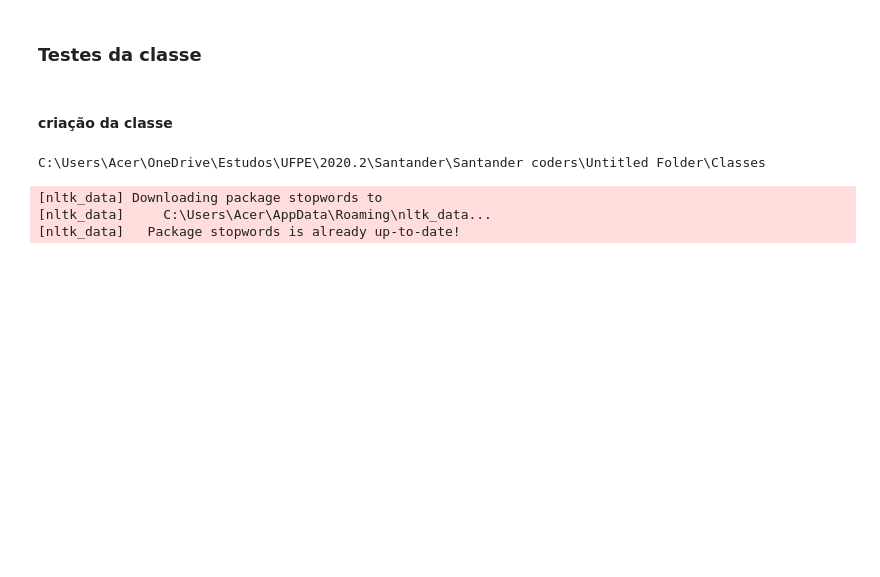
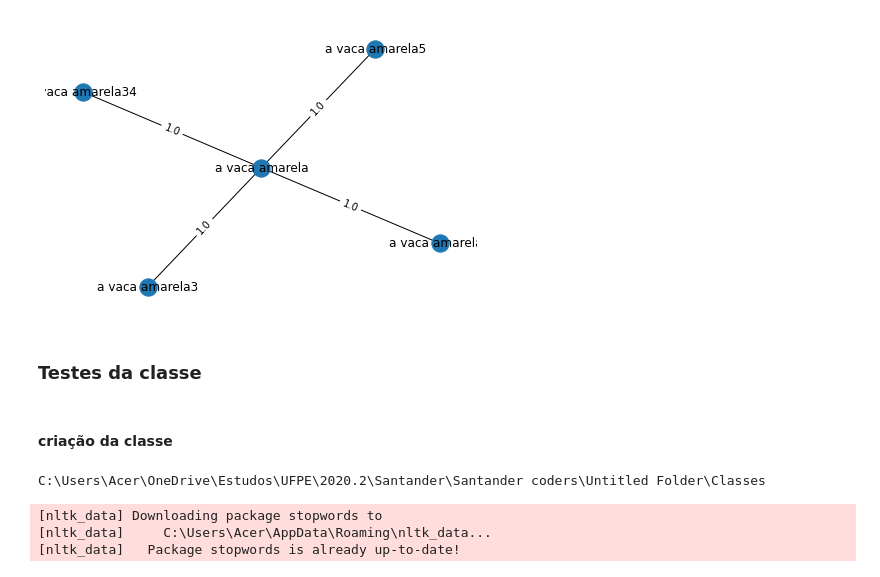
Before and after one commit to liosvaldo/Indicador_de_artigos, a Jupyter notebook: Classes/Artigos.ipynb, the cells around one changed output. Saved outputs shown, nothing was run; the diff lists cells and outputs as text; code cells hidden in the pictures; blank space fills up the shorter version.

Commit message:
criacao do metodo criar_grafo

```diff
--- a/Classes/Artigos.ipynb
+++ b/Classes/Artigos.ipynb
@@ -4,6 +4,9 @@ import os
 import json
 import nltk
 import string
+import networkx as nx
+import matplotlib.pyplot as plt
+from IPython.display import Image, display
 
 class Artigos():
 
@@ -103,25 +106,44 @@ class Artigos():
         os.chdir(self.raiz)
         return pacote
 
+    def __separa_artigos__(self, titulo_artigo, conjuto_artigos):
+
+        artigo_referencia = list(filter(lambda artigo: artigo['titulo'] == titulo_artigo, conjuto_artigos))
+
+        artigo_referencia = artigo_referencia[0]
+
+        demais_artigos = list(filter(lambda artigo: artigo['titulo'] != titulo_artigo, conjuto_artigos))
+
+        return artigo_referencia, demais_artigos
+
+
+
     def __pega_porcentagem_entre_textos__(self, titulo_artigo='a vaca amarela'):
 
 
-        pacote = self.__pega_artigos__('titulo', 'texto')
+        conjuto_artigos = self.__pega_artigos__('titulo', 'texto')
 
-        artigo_referencia = list(filter(lambda artigo: artigo['titulo'] == titulo_artigo, pacote))
+        artigo_referencia, demais_artigos = self.__separa_artigos__(titulo_artigo = titulo_artigo, conjuto_artigos=conjuto_artigos)
 
-        artigo_referencia = artigo_referencia[0]
+        pacote = []
 
-        demais_artigos = list(filter(lambda artigo: artigo['titulo'] != titulo_artigo, pacote))
-
-        similaridade_com_texto = {}
 
         for outro_artigo in demais_artigos:
 
+            similaridade_com_texto = {}
             porcentagem_relacao = gerenciador.__relacao_entre_textos__(artigo_referencia['texto'], outro_artigo['texto'])
-            similaridade_com_texto[outro_artigo['titulo']] = porcentagem_relacao
+            similaridade_com_texto['titulo'] = outro_artigo['titulo']
+            similaridade_com_texto['valor'] = porcentagem_relacao
+            pacote.append(similaridade_com_texto)
 
-        return similaridade_com_texto
+        return pacote
+
+    def melhor_indicacao(self, titulo_artigo='a vaca amarela'):
+
+        api = gerenciador.__pega_porcentagem_entre_textos__(titulo_artigo = titulo_artigo)
+
+        indicacoes = sorted(api, key=lambda relacao_artigos: relacao_artigos['valor'])
+        return indicacoes[0]
 
     def adicionar_artigo(self, titulo, assunto, data, texto):
 
@@ -161,7 +183,25 @@ class Artigos():
         else:
             return api
 
-gerenciador = Artigos()
-api = gerenciador.__pega_porcentagem_entre_textos__()
-print(api)
+    def criar_grafo(self, titulo_artigo='a vaca amarela'):
+
+        grafo = nx.Graph()
+
+        lista_relacoes = self.__pega_porcentagem_entre_textos__(titulo_artigo)
+
+        arestas = []
+
+        for artigo in lista_relacoes:
+            dados_relacao = (titulo_artigo, artigo['titulo'], artigo['valor'])
+            arestas.append(dados_relacao)
+
+        grafo.add_weighted_edges_from(arestas)
+
+        pos = nx.spring_layout(grafo, seed=42)
+
+        nx.draw(grafo, pos, with_labels=True)
+
+        atributo_arestas = nx.get_edge_attributes(grafo, 'weight')
+        nx.draw_networkx_edge_labels(grafo, pos, edge_labels=atributo_arestas)
+        plt.show()
 # %% [output]
@@ -172,3 +211,4 @@ print(api)
+[figure, added]
 # %% [markdown]
 ### Testes da classe
 # %% [markdown]
```
Also changed, not shown: parts of 8 cells of this notebook, 1 other file.
